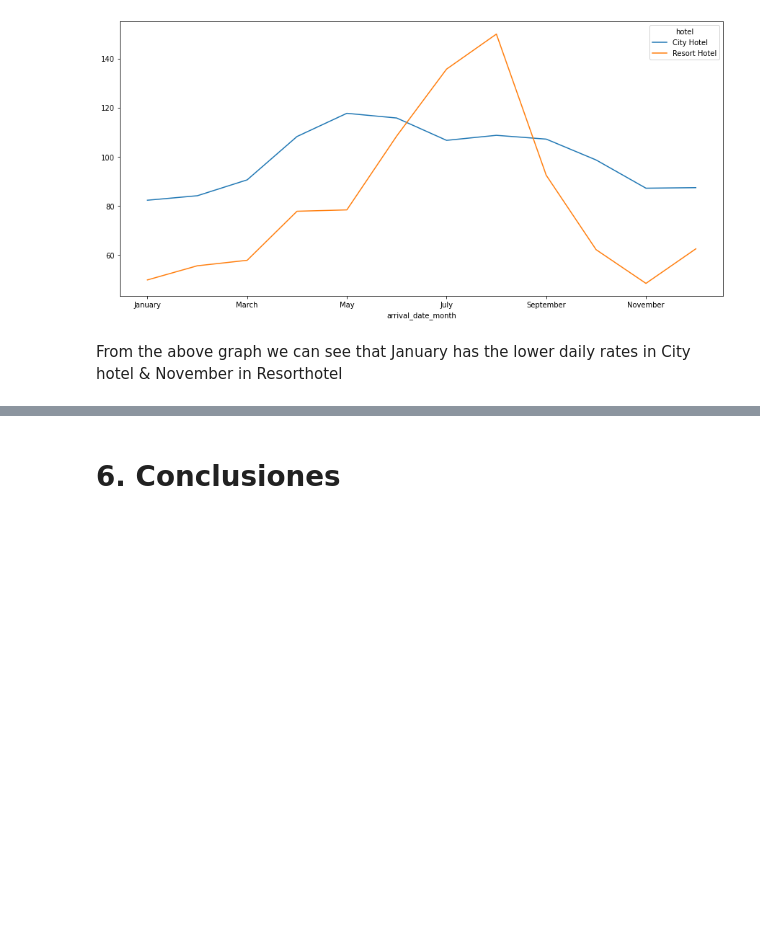
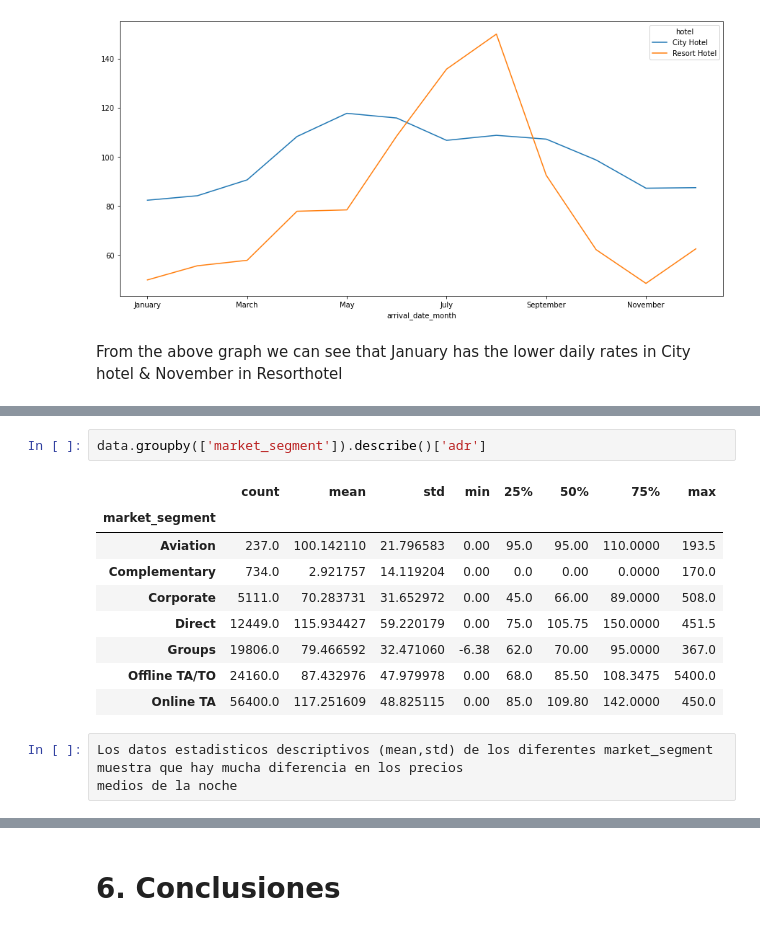
Before and after one commit to NorhanMasterUOC/hotel_bookings_EDA, a Jupyter notebook: hotel_bookings.ipynb, the cells around one changed output, grey strips where cells are left out. Drawn from its saved outputs; the diff is of its cells as text; blank space fills up the shorter version.

```diff
--- a/hotel_bookings.ipynb
+++ b/hotel_bookings.ipynb
@@ -396,0 +417,15 @@ From the above graph we can see that January has the lower daily rates in City h
+# %%
+data.groupby(['market_segment']).describe()['adr']
+# %% [output]
+|  | count | mean | std | min | 25% | 50% | 75% | max |
+| market_segment |  |  |  |  |  |  |  |  |
+| Aviation | 237.0 | 100.142110 | 21.796583 | 0.00 | 95.0 | 95.00 | 110.0000 | 193.5 |
+| Complementary | 734.0 | 2.921757 | 14.119204 | 0.00 | 0.0 | 0.00 | 0.0000 | 170.0 |
+| Corporate | 5111.0 | 70.283731 | 31.652972 | 0.00 | 45.0 | 66.00 | 89.0000 | 508.0 |
+| Direct | 12449.0 | 115.934427 | 59.220179 | 0.00 | 75.0 | 105.75 | 150.0000 | 451.5 |
+| Groups | 19806.0 | 79.466592 | 32.471060 | -6.38 | 62.0 | 70.00 | 95.0000 | 367.0 |
+| Offline TA/TO | 24160.0 | 87.432976 | 47.979978 | 0.00 | 68.0 | 85.50 | 108.3475 | 5400.0 |
+| Online TA | 56400.0 | 117.251609 | 48.825115 | 0.00 | 85.0 | 109.80 | 142.0000 | 450.0 |
+# %%
+Los datos estadisticos descriptivos (mean,std) de los diferentes market_segment muestra que hay mucha diferencia en los precios
+medios de la noche
```
Also changed, not shown: parts of 7 cells of this notebook.
